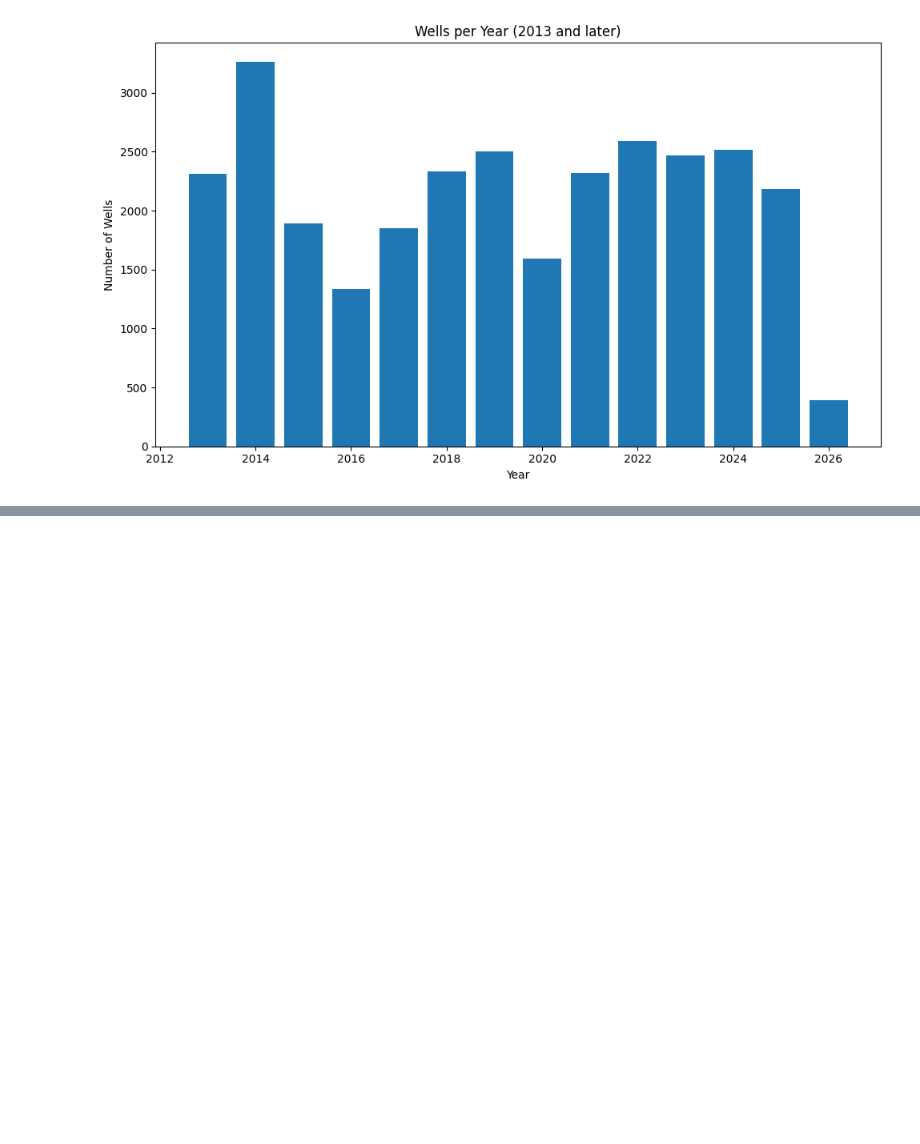
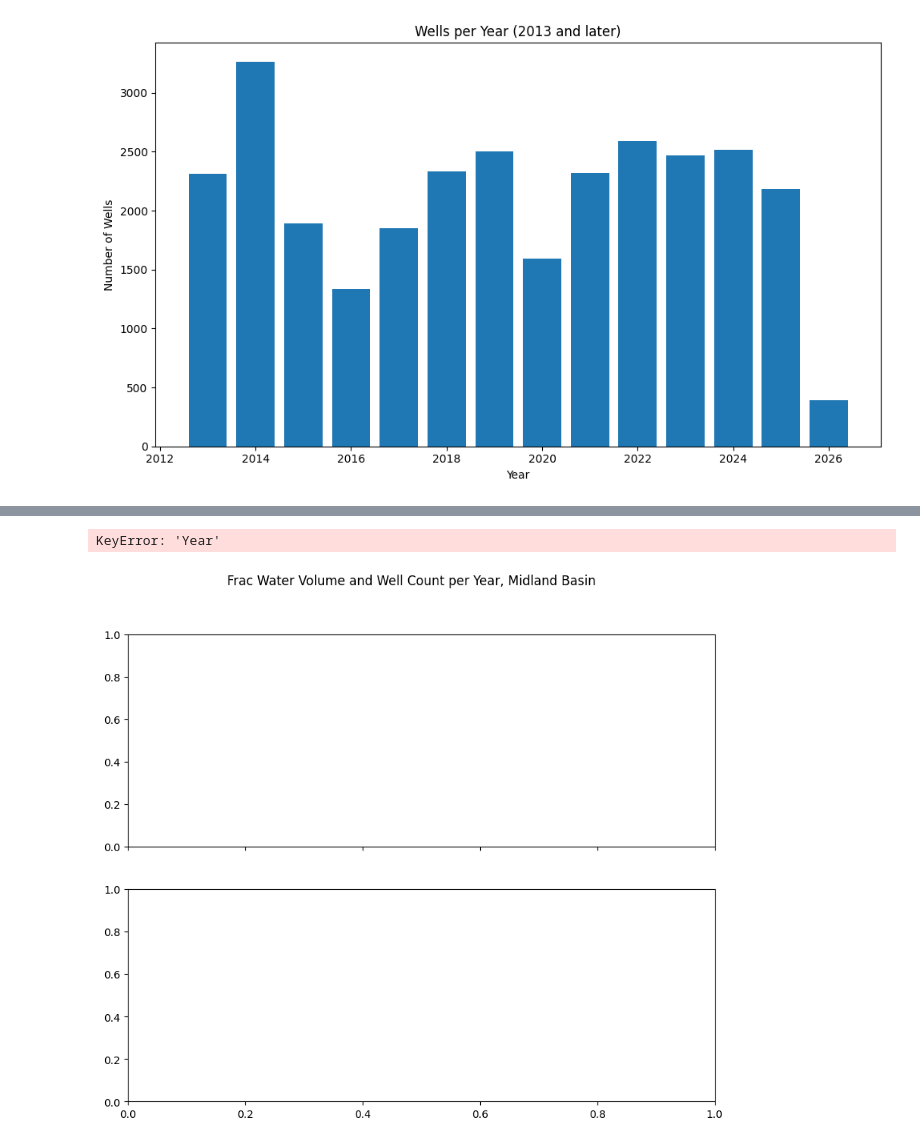
Before and after one commit to gjbuck/permian-production-analysis, a Jupyter notebook: notebooks/01_explore_fracfocus.ipynb, the cells around one changed output, grey strips where cells are left out. Saved outputs shown, nothing was run; the diff lists cells and outputs as text; code cells hidden in the pictures; blank space fills up the shorter version.

```diff
--- a/notebooks/01_explore_fracfocus.ipynb
+++ b/notebooks/01_explore_fracfocus.ipynb
@@ -184,0 +242,14 @@ fig.savefig("../figures/wells_per_year.png")
+# %%
+fig, (ax1, ax2) = plt.subplots(2, 1, figsize=(10, 8), sharex=True)
+fig.suptitle("Frac Water Volume and Well Count per Year, Midland Basin")
+ax1.bar(median_water_per_year_bbl["Year"], median_water_per_year_bbl["median"])
+ax1.set_ylabel("Number of Wells")
+ax2.plot(median_water_per_year_bbl["count"].index, median_water_per_year_bbl["count"].values, marker="o", linewidth=2,)
+ax2.set_xlabel("Year")
+ax2.set_ylabel("Median Water Volume (bbl)")
+fig.savefig("../figures/activity_and_intensity.png.png")
+plt.tight_layout()
+plt.show()
+# %% [output]
+KeyError: 'Year'
+[figure, added]
```
Also changed, not shown: parts of 3 cells of this notebook, 2 other files.
